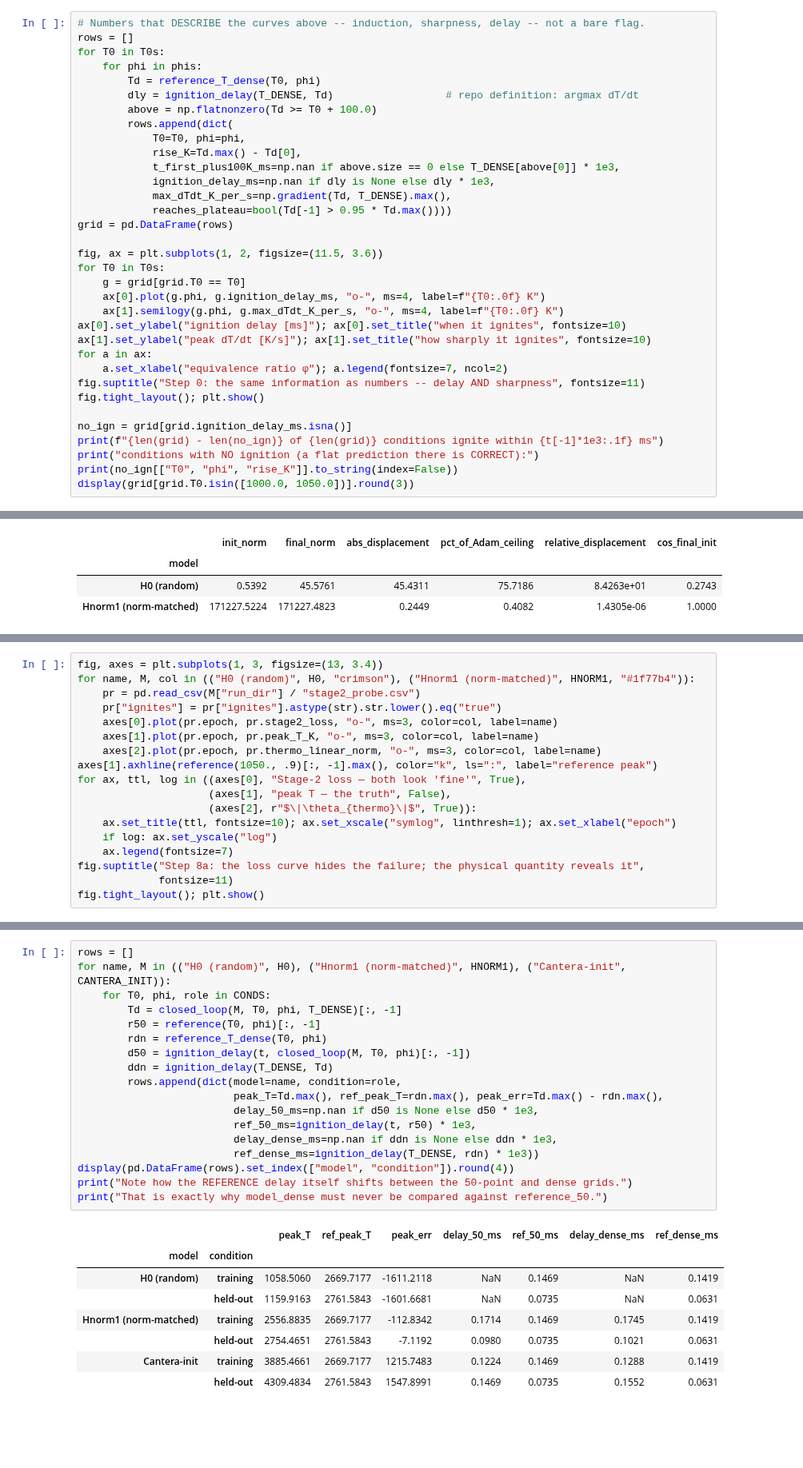
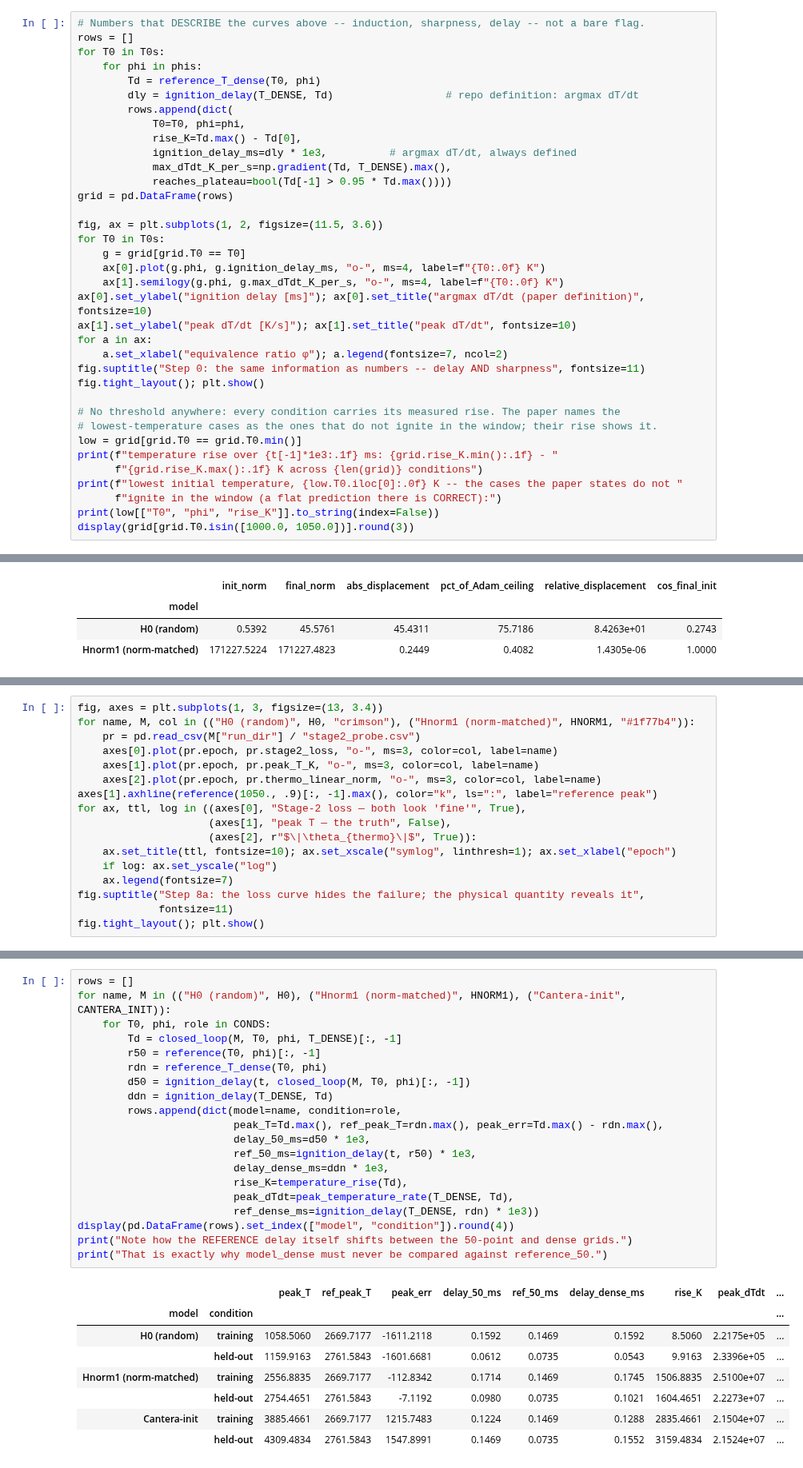
Before and after one commit to bnkglu/chemkan-tuwien, a Jupyter notebook: chemkan/notebooks/10_diagnostic_playbook.ipynb, the cells around one changed output, grey strips where cells are left out. Shown at 80% size. Cells and saved outputs as stored; diff of their text form; blank space fills up the shorter version.

```diff
--- a/chemkan/notebooks/10_diagnostic_playbook.ipynb
+++ b/chemkan/notebooks/10_diagnostic_playbook.ipynb
@@ -313,12 +314,10 @@ for T0 in T0s:
     for phi in phis:
         Td = reference_T_dense(T0, phi)
         dly = ignition_delay(T_DENSE, Td)                  # repo definition: argmax dT/dt
-        above = np.flatnonzero(Td >= T0 + 100.0)
         rows.append(dict(
             T0=T0, phi=phi,
             rise_K=Td.max() - Td[0],
-            t_first_plus100K_ms=np.nan if above.size == 0 else T_DENSE[above[0]] * 1e3,
-            ignition_delay_ms=np.nan if dly is None else dly * 1e3,
+            ignition_delay_ms=dly * 1e3,          # argmax dT/dt, always defined
             max_dTdt_K_per_s=np.gradient(Td, T_DENSE).max(),
             reaches_plateau=bool(Td[-1] > 0.95 * Td.max())))
 grid = pd.DataFrame(rows)
@@ -328,16 +327,20 @@ for T0 in T0s:
     g = grid[grid.T0 == T0]
     ax[0].plot(g.phi, g.ignition_delay_ms, "o-", ms=4, label=f"{T0:.0f} K")
     ax[1].semilogy(g.phi, g.max_dTdt_K_per_s, "o-", ms=4, label=f"{T0:.0f} K")
-ax[0].set_ylabel("ignition delay [ms]"); ax[0].set_title("when it ignites", fontsize=10)
-ax[1].set_ylabel("peak dT/dt [K/s]"); ax[1].set_title("how sharply it ignites", fontsize=10)
+ax[0].set_ylabel("ignition delay [ms]"); ax[0].set_title("argmax dT/dt (paper definition)", fontsize=10)
+ax[1].set_ylabel("peak dT/dt [K/s]"); ax[1].set_title("peak dT/dt", fontsize=10)
 for a in ax:
     a.set_xlabel("equivalence ratio φ"); a.legend(fontsize=7, ncol=2)
 fig.suptitle("Step 0: the same information as numbers -- delay AND sharpness", fontsize=11)
 fig.tight_layout(); plt.show()
 
-no_ign = grid[grid.ignition_delay_ms.isna()]
-print(f"{len(grid) - len(no_ign)} of {len(grid)} conditions ignite within {t[-1]*1e3:.1f} ms")
-print("conditions with NO ignition (a flat prediction there is CORRECT):")
-print(no_ign[["T0", "phi", "rise_K"]].to_string(index=False))
+# No threshold anywhere: every condition carries its measured rise. The paper names the
+# lowest-temperature cases as the ones that do not ignite in the window; their rise shows it.
+low = grid[grid.T0 == grid.T0.min()]
+print(f"temperature rise over {t[-1]*1e3:.1f} ms: {grid.rise_K.min():.1f} - "
+      f"{grid.rise_K.max():.1f} K across {len(grid)} conditions")
+print(f"lowest initial temperature, {low.T0.iloc[0]:.0f} K -- the cases the paper states do not "
+      f"ignite in the window (a flat prediction there is CORRECT):")
+print(low[["T0", "phi", "rise_K"]].to_string(index=False))
 display(grid[grid.T0.isin([1000.0, 1050.0])].round(3))
 # %% [output]
@@ -1000,7 +1009,6 @@ loss curve.
 fig, axes = plt.subplots(1, 3, figsize=(13, 3.4))
 for name, M, col in (("H0 (random)", H0, "crimson"), ("Hnorm1 (norm-matched)", HNORM1, "#1f77b4")):
     pr = pd.read_csv(M["run_dir"] / "stage2_probe.csv")
-    pr["ignites"] = pr["ignites"].astype(str).str.lower().eq("true")
     axes[0].plot(pr.epoch, pr.stage2_loss, "o-", ms=3, color=col, label=name)
     axes[1].plot(pr.epoch, pr.peak_T_K, "o-", ms=3, color=col, label=name)
     axes[2].plot(pr.epoch, pr.thermo_linear_norm, "o-", ms=3, color=col, label=name)
@@ -1033,30 +1041,32 @@ Two conventions require particular care:
 # %%
 rows = []
 for name, M in (("H0 (random)", H0), ("Hnorm1 (norm-matched)", HNORM1), ("Cantera-init", CANTERA_INIT)):
     for T0, phi, role in CONDS:
         Td = closed_loop(M, T0, phi, T_DENSE)[:, -1]
         r50 = reference(T0, phi)[:, -1]
         rdn = reference_T_dense(T0, phi)
         d50 = ignition_delay(t, closed_loop(M, T0, phi)[:, -1])
         ddn = ignition_delay(T_DENSE, Td)
         rows.append(dict(model=name, condition=role,
                          peak_T=Td.max(), ref_peak_T=rdn.max(), peak_err=Td.max() - rdn.max(),
-                         delay_50_ms=np.nan if d50 is None else d50 * 1e3,
+                         delay_50_ms=d50 * 1e3,
                          ref_50_ms=ignition_delay(t, r50) * 1e3,
-                         delay_dense_ms=np.nan if ddn is None else ddn * 1e3,
+                         delay_dense_ms=ddn * 1e3,
+                         rise_K=temperature_rise(Td),
+                         peak_dTdt=peak_temperature_rate(T_DENSE, Td),
                          ref_dense_ms=ignition_delay(T_DENSE, rdn) * 1e3))
 display(pd.DataFrame(rows).set_index(["model", "condition"]).round(4))
 print("Note how the REFERENCE delay itself shifts between the 50-point and dense grids.")
 print("That is exactly why model_dense must never be compared against reference_50.")
 # %% [output]
-|  |  | peak_T | ref_peak_T | peak_err | delay_50_ms | ref_50_ms | delay_dense_ms | ref_dense_ms |
-| model | condition |  |  |  |  |  |  |  |
-| H0 (random) | training | 1058.5060 | 2669.7177 | -1611.2118 | NaN | 0.1469 | NaN | 0.1419 |
-|  | held-out | 1159.9163 | 2761.5843 | -1601.6681 | NaN | 0.0735 | NaN | 0.0631 |
-| Hnorm1 (norm-matched) | training | 2556.8835 | 2669.7177 | -112.8342 | 0.1714 | 0.1469 | 0.1745 | 0.1419 |
-|  | held-out | 2754.4651 | 2761.5843 | -7.1192 | 0.0980 | 0.0735 | 0.1021 | 0.0631 |
-| Cantera-init | training | 3885.4661 | 2669.7177 | 1215.7483 | 0.1224 | 0.1469 | 0.1288 | 0.1419 |
-|  | held-out | 4309.4834 | 2761.5843 | 1547.8991 | 0.1469 | 0.0735 | 0.1552 | 0.0631 |
+|  |  | peak_T | ref_peak_T | peak_err | delay_50_ms | ref_50_ms | delay_dense_ms | rise_K | peak_dTdt | ... |
+| model | condition |  |  |  |  |  |  |  |  | ... |
+| H0 (random) | training | 1058.5060 | 2669.7177 | -1611.2118 | 0.1592 | 0.1469 | 0.1592 | 8.5060 | 2.2175e+05 | ... |
+|  | held-out | 1159.9163 | 2761.5843 | -1601.6681 | 0.0612 | 0.0735 | 0.0543 | 9.9163 | 2.3396e+05 | ... |
+| Hnorm1 (norm-matched) | training | 2556.8835 | 2669.7177 | -112.8342 | 0.1714 | 0.1469 | 0.1745 | 1506.8835 | 2.5100e+07 | ... |
+|  | held-out | 2754.4651 | 2761.5843 | -7.1192 | 0.0980 | 0.0735 | 0.1021 | 1604.4651 | 2.2273e+07 | ... |
+| Cantera-init | training | 3885.4661 | 2669.7177 | 1215.7483 | 0.1224 | 0.1469 | 0.1288 | 2835.4661 | 2.1504e+07 | ... |
+|  | held-out | 4309.4834 | 2761.5843 | 1547.8991 | 0.1469 | 0.0735 | 0.1552 | 3159.4834 | 2.1524e+07 | ... |
 Note how the REFERENCE delay itself shifts between the 50-point and dense grids.
 That is exactly why model_dense must never be compared against reference_50.
 # %%
```
Also changed, not shown: parts of 8 cells of this notebook, 31 other files.
